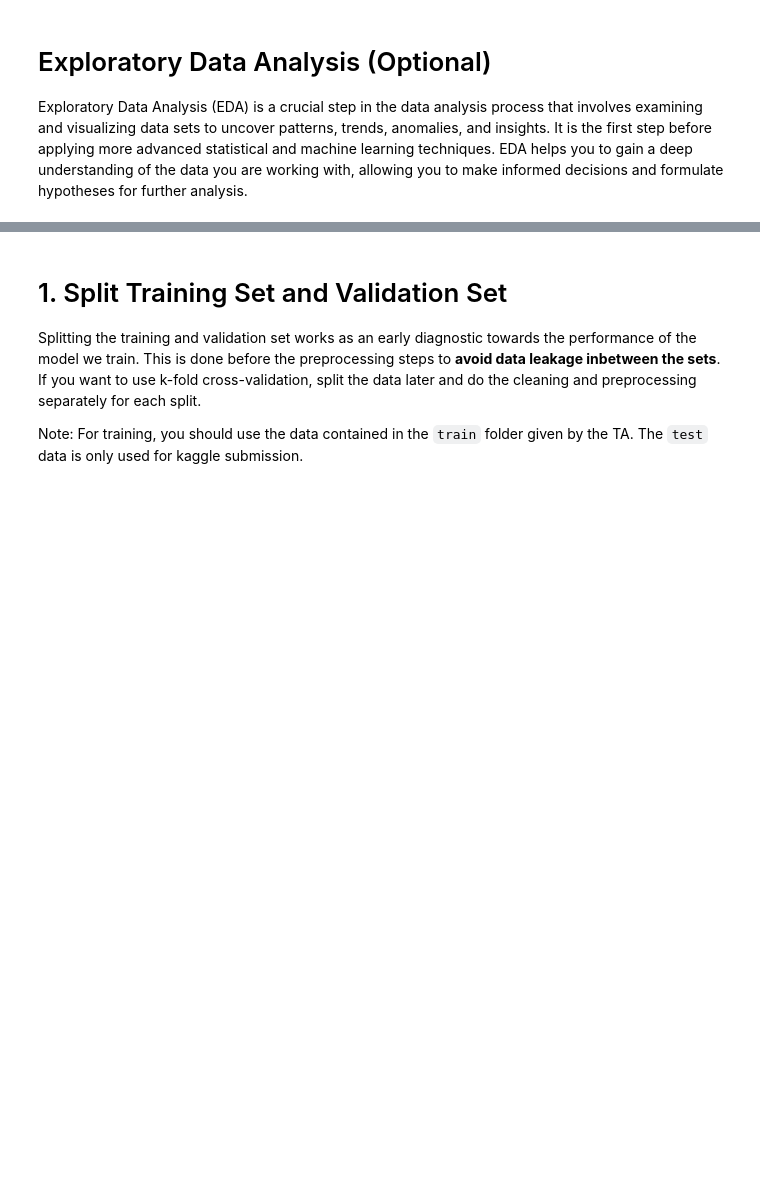
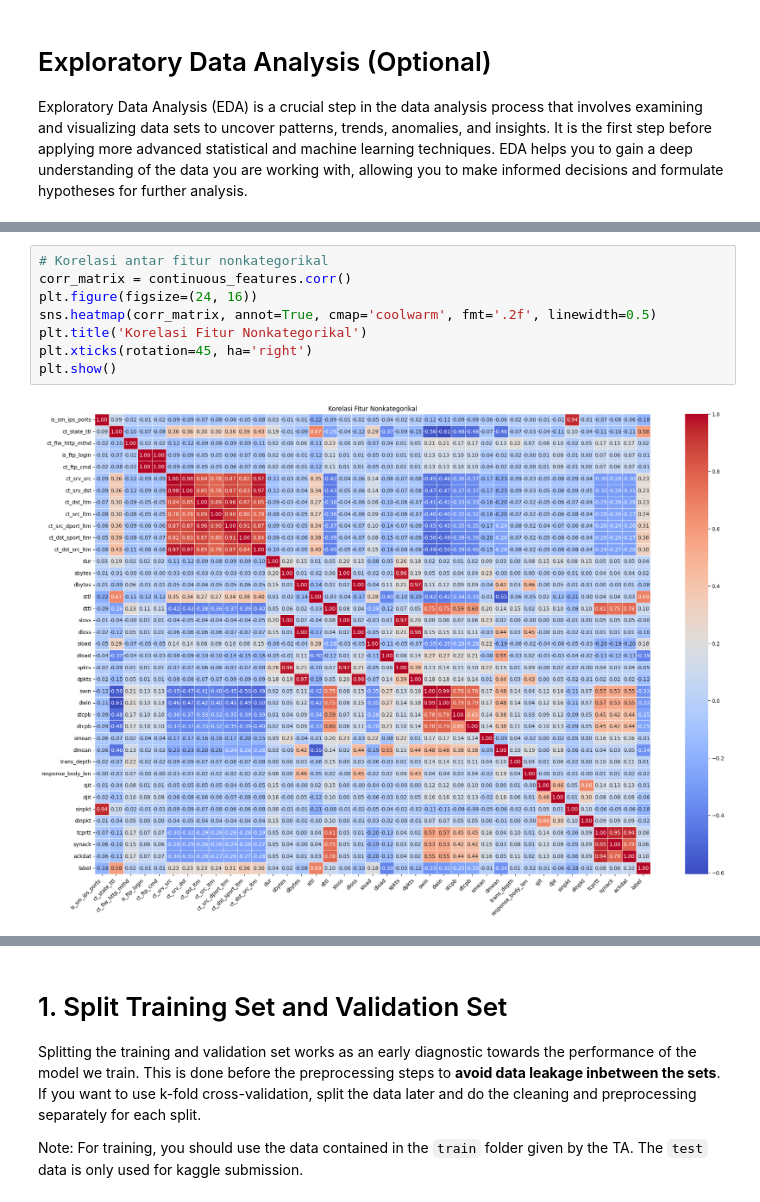
Before and after one commit to ChristopherBrian/Tubes2_AI_K02, a Jupyter notebook: src/IF3170_Artificial_Intelligence___Tugas_Besar_2_Notebook_Template.ipynb, the cells around one changed output, grey strips where cells are left out. Drawn from its saved outputs; the diff is of its cells as text; blank space fills up the shorter version.

```diff
--- a/src/IF3170_Artificial_Intelligence___Tugas_Besar_2_Notebook_Template.ipynb
+++ b/src/IF3170_Artificial_Intelligence___Tugas_Besar_2_Notebook_Template.ipynb
@@ -88,0 +142,10 @@ df_combined.describe()
+# %%
+# Korelasi antar fitur nonkategorikal
+corr_matrix = continuous_features.corr()
+plt.figure(figsize=(24, 16))
+sns.heatmap(corr_matrix, annot=True, cmap='coolwarm', fmt='.2f', linewidth=0.5)
+plt.title('Korelasi Fitur Nonkategorikal')
+plt.xticks(rotation=45, ha='right')
+plt.show()
+# %% [output]
+[figure, added]
```
Also changed, not shown: parts of 15 cells of this notebook.
